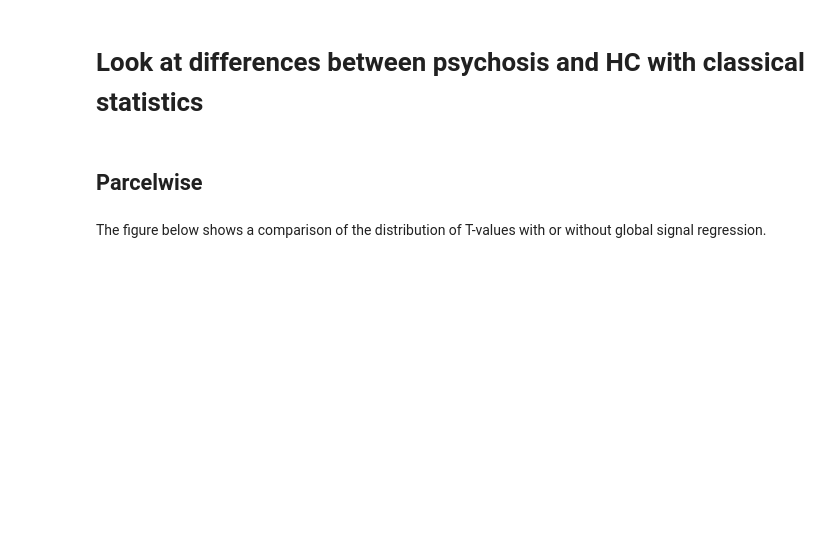
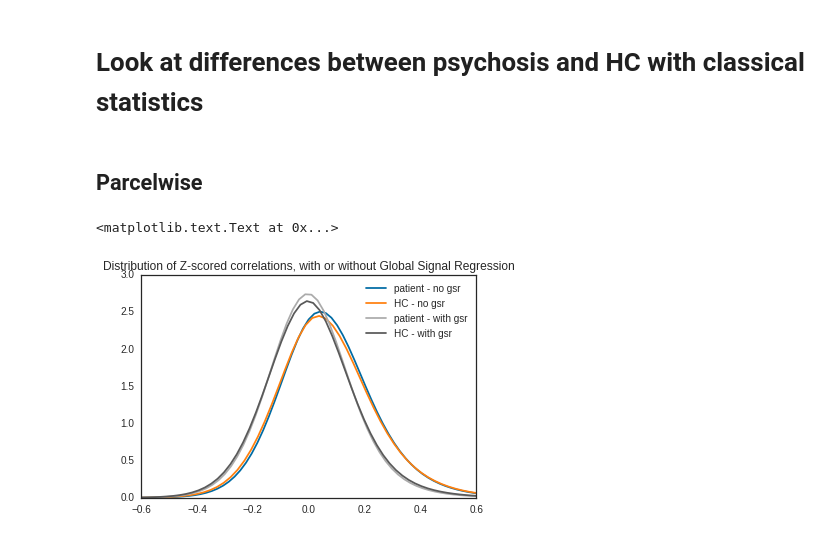
Before and after one commit to jokedurnez/Psychosis, a Jupyter notebook: 05_connectome_group/03_notebooks/evaluate_correlations_parcelwise.ipynb, the cells around one changed output. Drawn from its saved outputs; the diff is of its cells as text; code cells hidden in the pictures; blank space fills up the shorter version.

```diff
--- a/05_connectome_group/03_notebooks/evaluate_correlations_parcelwise.ipynb
+++ b/05_connectome_group/03_notebooks/evaluate_correlations_parcelwise.ipynb
@@ -31,10 +43,15 @@ CONDIR = os.environ.get("CONDIR")
 global_signal_regression = False
 gsr = '' if global_signal_regression else '_gsr'
 title = 'no GSR' if global_signal_regression else 'with GSR'
-connectomes = np.load(os.path.join(CONDIR,'derivatives/connectomes%s.npy'%gsr))
-results = pd.read_csv(os.path.join(CONDIR,'derivatives/connectome_results.csv'))
-results = results.drop('Unnamed: 0',axis=1)
+connectomes_all = np.load(os.path.join(CONDIR,'derivatives/connectomes.npy'))
+connectomes_all_gsr = np.load(os.path.join(CONDIR,'derivatives/connectomes_gsr.npy'))
+results_all = pd.read_csv(os.path.join(CONDIR,'derivatives/connectome_results.csv'))
+results_all = results_all.drop('Unnamed: 0',axis=1)
 statT_gsr = np.load(os.path.join(CONDIR,'derivatives/statT_mixed_gsr.npy'))
 statT = np.load(os.path.join(CONDIR,'derivatives/statT_mixed.npy'))
 statP_gsr = np.load(os.path.join(CONDIR,'derivatives/statP_mixed_gsr.npy'))
 statP = np.load(os.path.join(CONDIR,'derivatives/statP_mixed.npy'))
+statT_gsr_noqc = np.load(os.path.join(CONDIR,'derivatives/statT_mixed_gsr_noqc.npy'))
+statT_noqc = np.load(os.path.join(CONDIR,'derivatives/statT_mixed_noqc.npy'))
+statP_gsr_noqc = np.load(os.path.join(CONDIR,'derivatives/statP_mixed_gsr_noqc.npy'))
+statP_noqc = np.load(os.path.join(CONDIR,'derivatives/statP_mixed_noqc.npy'))
@@ -41,7 +81,10 @@ statP = np.load(os.path.join(CONDIR,'derivatives/statP_mixed.npy'))
 # %%
 # subset results where QA is passed
-QAid = np.where(np.logical_and(results.MRIQC_pass==1, results.MOTION_pass==1))[0]
-results = results.iloc[QAid]
+QAid = np.where(results_all.MOTION_pass==1)[0]
+results = results_all.iloc[QAid]
 results['patient_bin'] = ['True' if x==888 else 'False' for x in results['patient']]
 results.reset_index()
-connectomes = connectomes[:,:,QAid]
+connectomes = connectomes_all[:,:,QAid]
+connectomes_gsr = connectomes_all_gsr[:,:,QAid]
+
+num_subs(results)
@@ -71,5 +143,3 @@ def gordon_figure(correlation,limits,labelnames,title):
 # Look at differences between psychosis and HC with classical statistics
 # %% [markdown]
 ## Parcelwise
-# %% [markdown]
-The figure below shows a comparison of the distribution of T-values with or without global signal regression.
@@ -75,0 +155,12 @@ The figure below shows a comparison of the distribution of T-values with or with
+# %%
+patient = [1 if x==888 else 0 for x in results.patient]
+bins = np.arange(-1,1,0.5)
+sns.distplot(connectomes[:,:,np.where(A(patient)==1)[0]].flatten(),hist=False,label='patient - no gsr',kde_kws={"bw":0.05})
+sns.distplot(connectomes[:,:,np.where(A(patient)==0)[0]].flatten(),hist=False,label='HC - no gsr',kde_kws={"bw":0.05})
+sns.distplot(connectomes_gsr[:,:,np.where(A(patient)==1)[0]].flatten(),hist=False,label="patient - with gsr",kde_kws={"bw":0.05})
+sns.distplot(connectomes_gsr[:,:,np.where(A(patient)==0)[0]].flatten(),hist=False,label="HC - with gsr",kde_kws={"bw":0.05})
+plt.xlim([-0.6,0.6])
+plt.title("Distribution of Z-scored correlations, with or without Global Signal Regression")
+# %% [output]
+<matplotlib.text.Text at 0x...>
+[figure, added]
```
Also changed, not shown: parts of 26 cells of this notebook.
